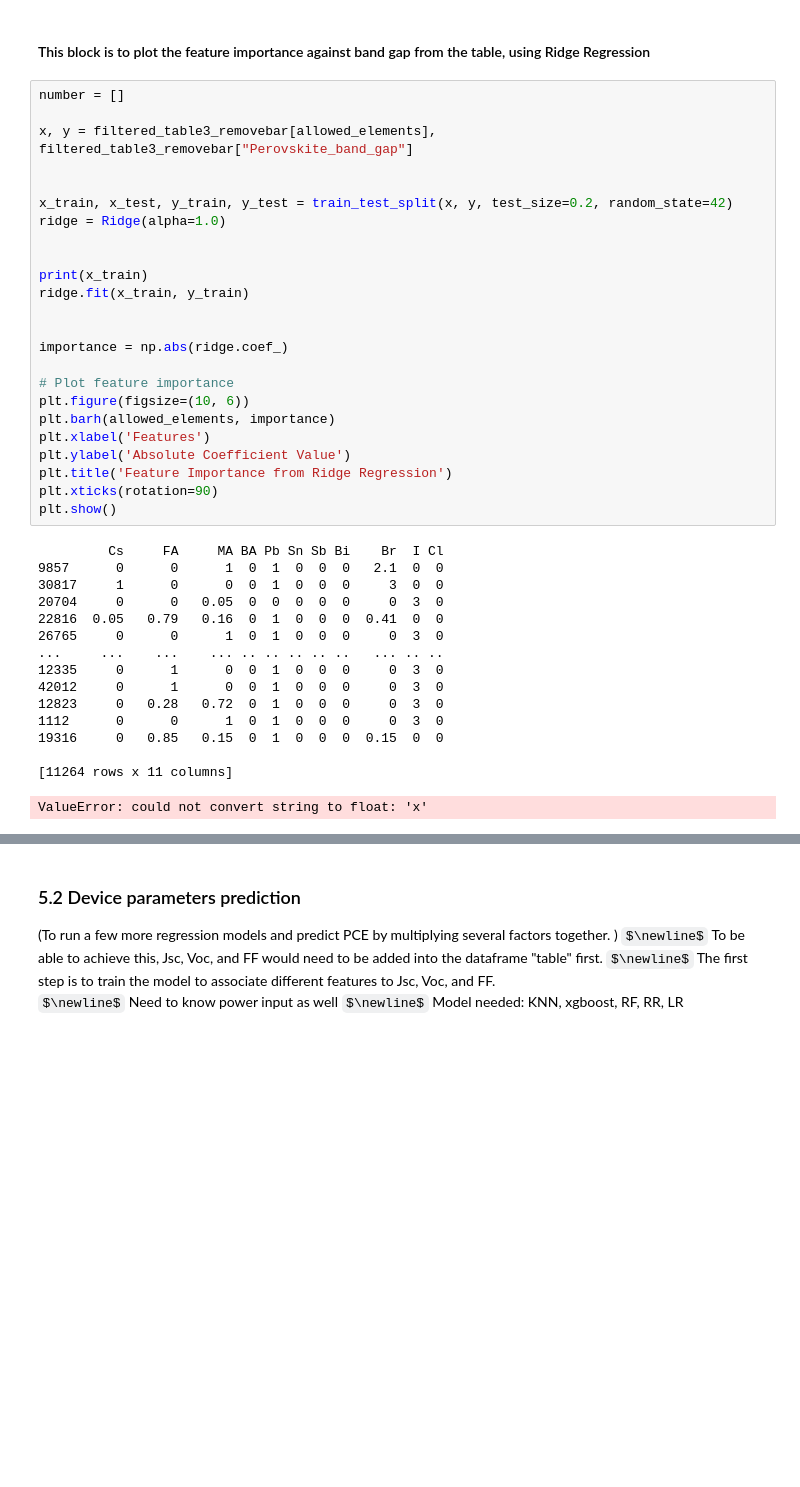
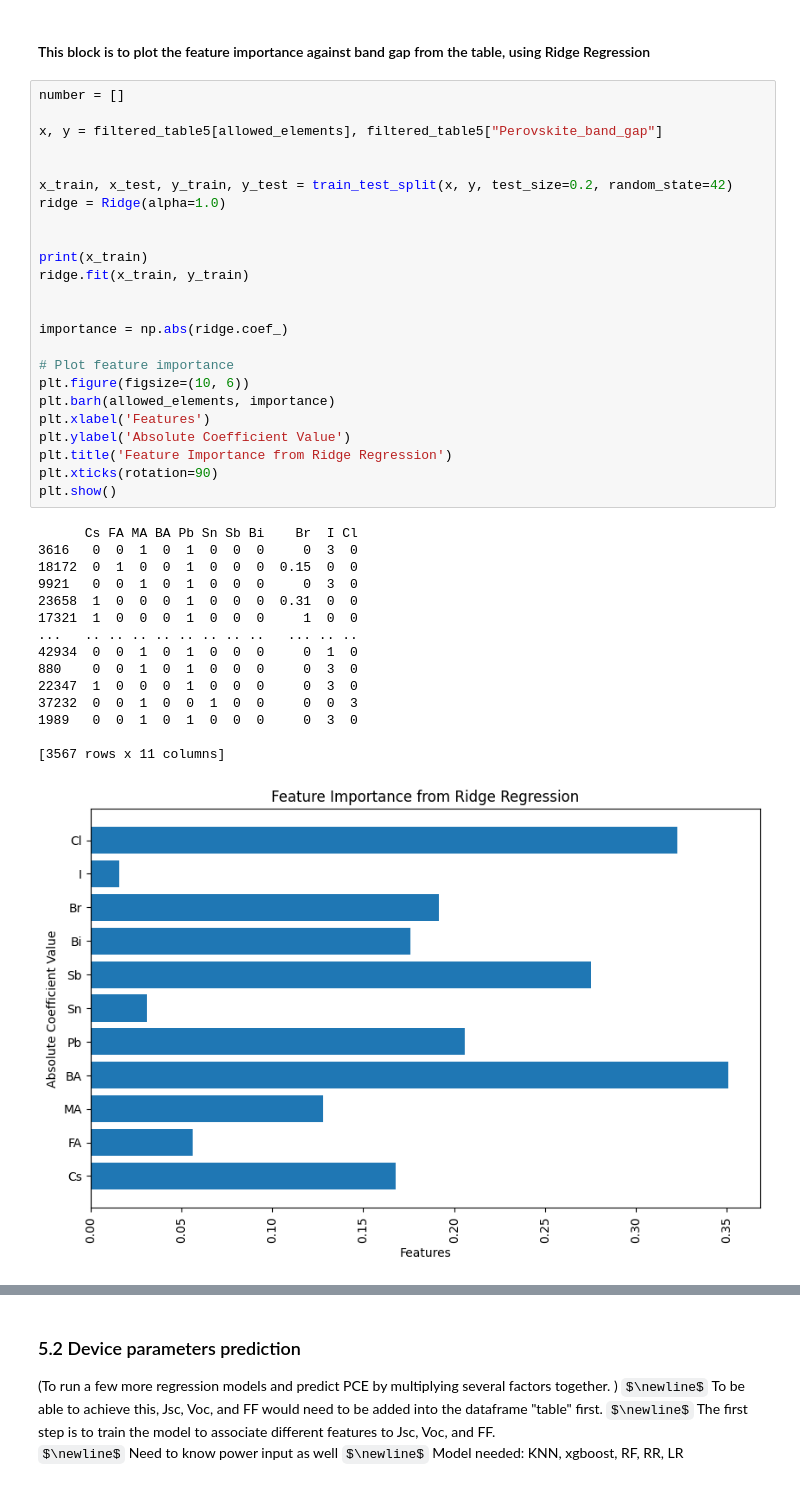
Before and after one commit to drcgreenland/PerovskiteML_project, a Jupyter notebook: replicating.ipynb, the cells around one changed output, grey strips where cells are left out. Saved outputs shown, nothing was run; the diff lists cells and outputs as text; some formulas as TeX source; blank space fills up the shorter version.

```diff
--- a/replicating.ipynb
+++ b/replicating.ipynb
@@ -460,43 +479,43 @@ filtered_table3_removebar
 # %%
 number = []
 
-x, y = filtered_table3_removebar[allowed_elements], filtered_table3_removebar["Perovskite_band_gap"]
+x, y = filtered_table5[allowed_elements], filtered_table5["Perovskite_band_gap"]
 
 
 x_train, x_test, y_train, y_test = train_test_split(x, y, test_size=0.2, random_state=42)
 ridge = Ridge(alpha=1.0)
 
 
 print(x_train)
 ridge.fit(x_train, y_train)
 
 
 importance = np.abs(ridge.coef_)
 
 # Plot feature importance
 plt.figure(figsize=(10, 6))
 plt.barh(allowed_elements, importance)
 plt.xlabel('Features')
 plt.ylabel('Absolute Coefficient Value')
 plt.title('Feature Importance from Ridge Regression')
 plt.xticks(rotation=90)
 plt.show()
 # %% [output]
-         Cs     FA     MA BA Pb Sn Sb Bi    Br  I Cl
-9857      0      0      1  0  1  0  0  0   2.1  0  0
-30817     1      0      0  0  1  0  0  0     3  0  0
-20704     0      0   0.05  0  0  0  0  0     0  3  0
-22816  0.05   0.79   0.16  0  1  0  0  0  0.41  0  0
-26765     0      0      1  0  1  0  0  0     0  3  0
-...     ...    ...    ... .. .. .. .. ..   ... .. ..
-12335     0      1      0  0  1  0  0  0     0  3  0
-42012     0      1      0  0  1  0  0  0     0  3  0
-12823     0   0.28   0.72  0  1  0  0  0     0  3  0
-1112      0      0      1  0  1  0  0  0     0  3  0
-19316     0   0.85   0.15  0  1  0  0  0  0.15  0  0
+      Cs FA MA BA Pb Sn Sb Bi    Br  I Cl
+3616   0  0  1  0  1  0  0  0     0  3  0
+18172  0  1  0  0  1  0  0  0  0.15  0  0
+9921   0  0  1  0  1  0  0  0     0  3  0
+23658  1  0  0  0  1  0  0  0  0.31  0  0
+17321  1  0  0  0  1  0  0  0     1  0  0
+...   .. .. .. .. .. .. .. ..   ... .. ..
+42934  0  0  1  0  1  0  0  0     0  1  0
+880    0  0  1  0  1  0  0  0     0  3  0
+22347  1  0  0  0  1  0  0  0     0  3  0
+37232  0  0  1  0  0  1  0  0     0  0  3
+1989   0  0  1  0  1  0  0  0     0  3  0
 
-[11264 rows x 11 columns]
+[3567 rows x 11 columns]
-ValueError: could not convert string to float: 'x'
+[figure, added]
 # %%
 from sklearn.ensemble import RandomForestRegressor
 from sklearn.metrics import mean_squared_error, r2_score
```
Also changed, not shown: parts of 5 cells of this notebook.
